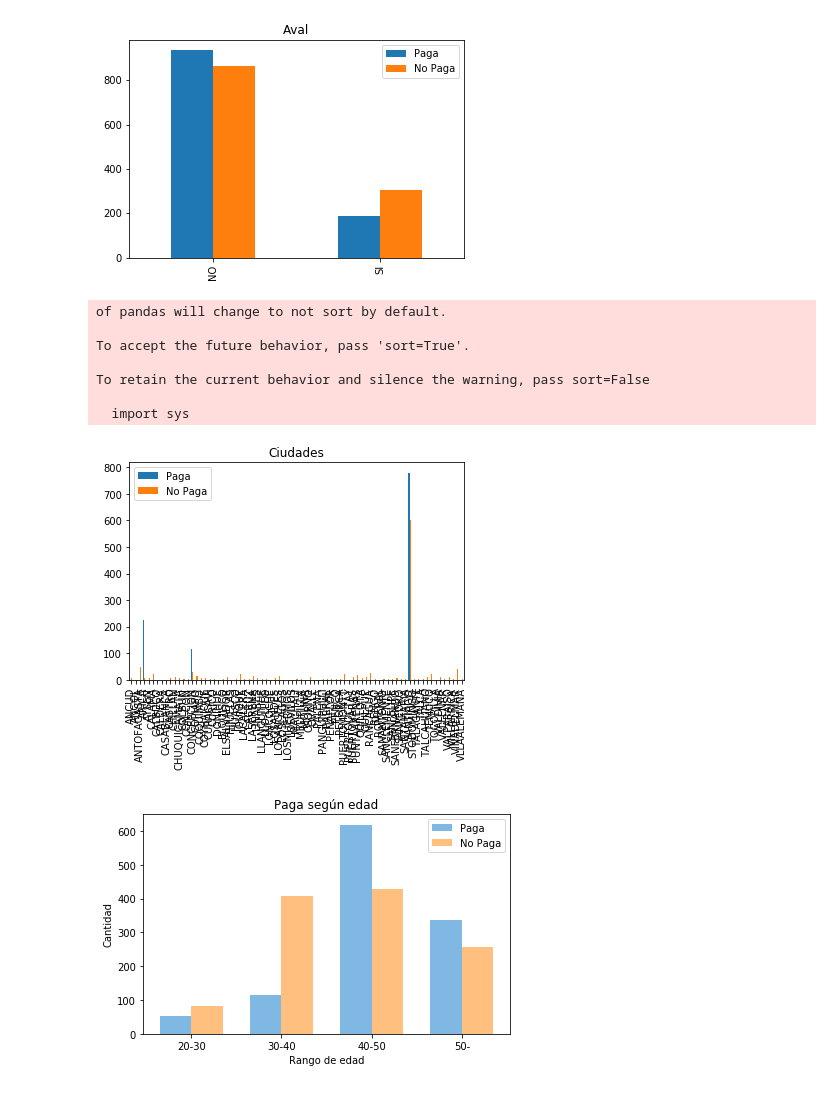
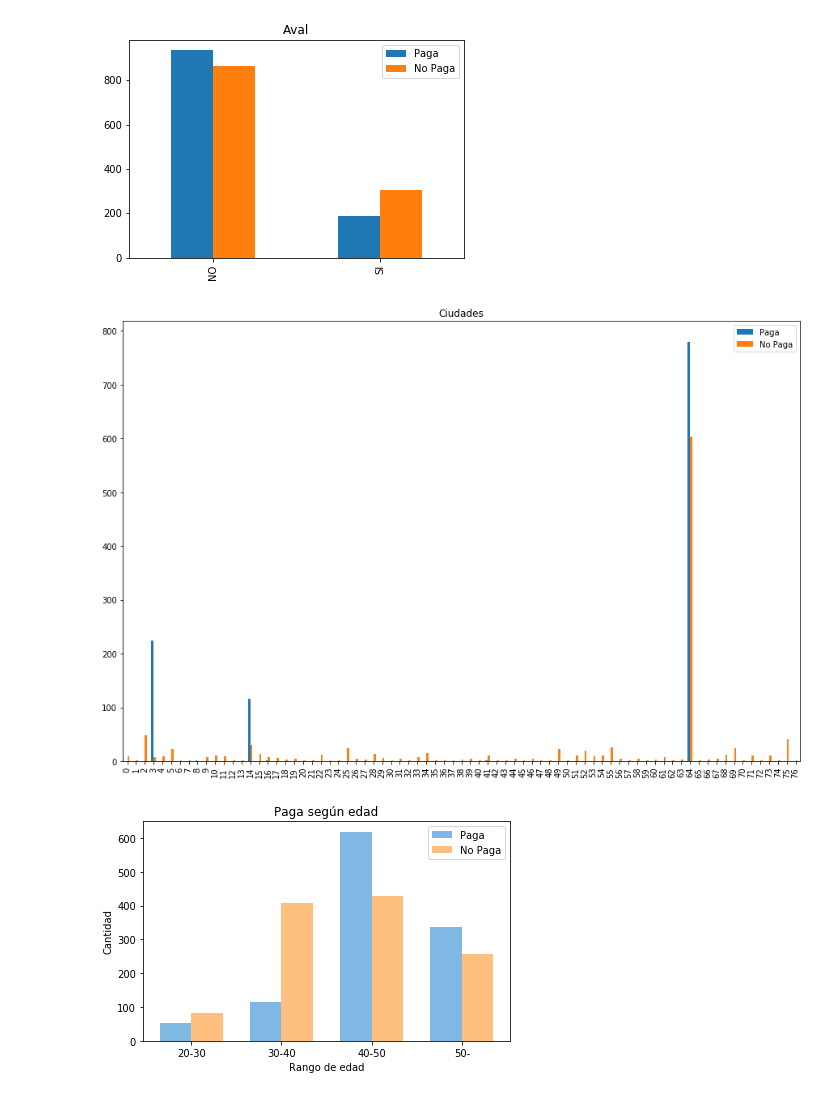
Before and after one commit to GioPais/Credit_score_project, a Jupyter notebook: Credit_score.ipynb, the cells around one changed output. Saved outputs shown, nothing was run; the diff lists cells and outputs as text; code cells hidden in the pictures.

```diff
--- a/Credit_score.ipynb
+++ b/Credit_score.ipynb
@@ -149,22 +149,15 @@ DFGPlot = DF.plot(kind='bar', title = 'Aval')
 # %%
 #Histograma Ciudades
 counter_genero_no_paga = Counter(featuresAsArray[y_data==0,7])
 counter_genero_paga = Counter(featuresAsArray[y_data==1,7])
 df1 = pd.DataFrame.from_dict(counter_genero_paga, orient='index', columns=['Paga'])
 df2 = pd.DataFrame.from_dict(counter_genero_no_paga, orient='index', columns=['No Paga'])
 
 DF = pd.concat([df1,df2], axis=1)
 
-DFGPlot = DF.plot(kind='bar', title = 'Ciudades')
+DFGPlot = DF.plot(kind='bar', title = 'Ciudades', figsize = (15,10))
 # %% [output]
-of pandas will change to not sort by default.
-
-To accept the future behavior, pass 'sort=True'.
-
-To retain the current behavior and silence the warning, pass sort=False
-
-  import sys
-[figure, old version]
+[figure, new version]
 # %%
 #grafico Edad
 edad = dataset.iloc[:, [3]]
```
Also changed, not shown: parts of 13 cells of this notebook.
